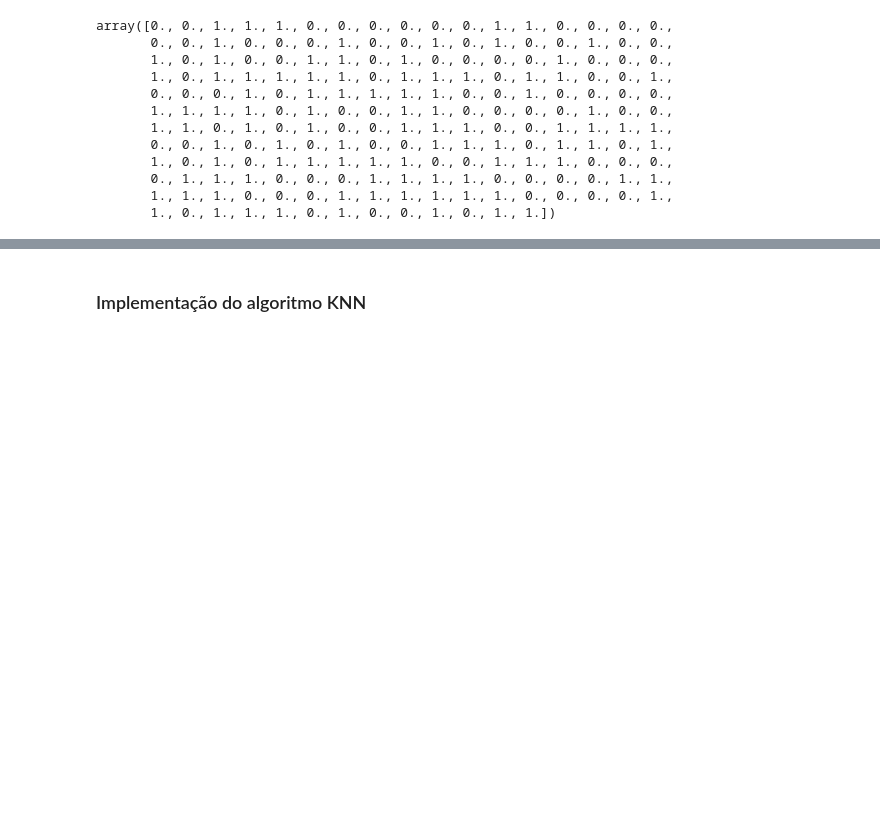
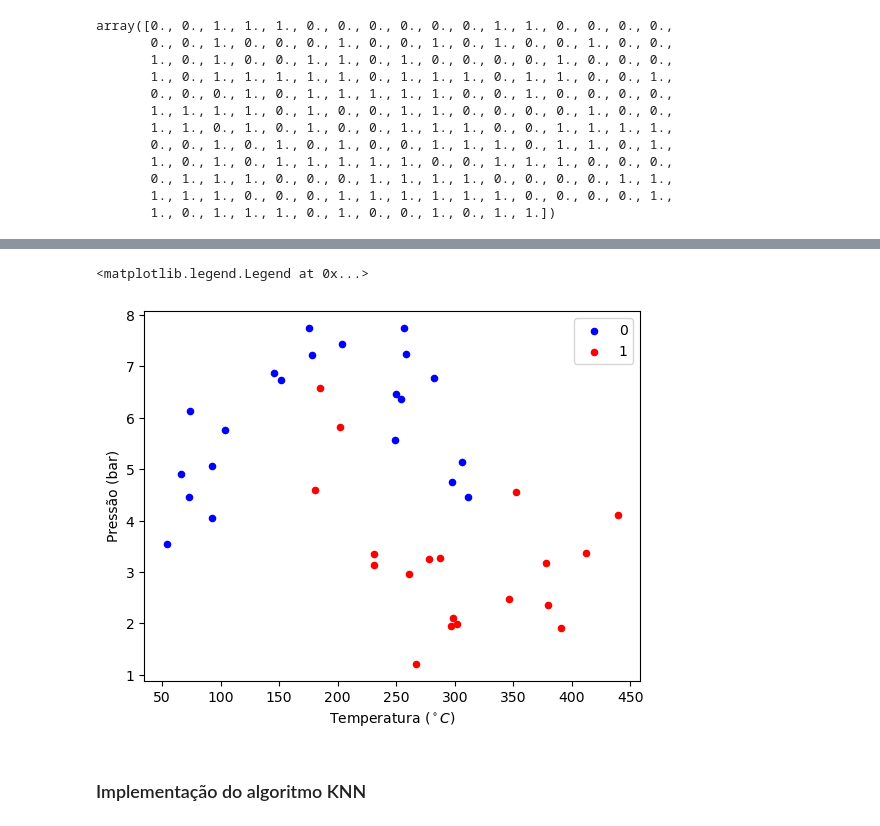
Before and after one commit to InfoFelipe/Analise_Temperatura_Pressao_KNNN, a Jupyter notebook: Knn.ipynb, the cells around one changed output, grey strips where cells are left out. Saved outputs shown, nothing was run; the diff lists cells and outputs as text; code cells hidden in the pictures; blank space fills up the shorter version.

```diff
--- a/Knn.ipynb
+++ b/Knn.ipynb
@@ -117,12 +120,15 @@ seed=6
 # %%
 X_train, X_validation, y_train, y_validation = model_selection.train_test_split(X, y, test_size = teste_size_train, random_state=seed)
 # %%
-# plt.scatter(X_validation[y_validation==0, 0], X_validation[y_validation==0, 1], c='blue', s=20, label='0')
-# plt.scatter(X_validation[y_validation==1, 0], X_validation[y_validation==1, 1], c='red', s=20, label='1')
+plt.scatter(X_validation[y_validation==0, 0], X_validation[y_validation==0, 1], c='blue', s=20, label='0')
+plt.scatter(X_validation[y_validation==1, 0], X_validation[y_validation==1, 1], c='red', s=20, label='1')
 
-# plt.xlabel('Temperatura ($^\circ C$)')
-# plt.ylabel('Pressão (bar)')
-# plt.legend(loc='upper right')
+plt.xlabel('Temperatura ($^\circ C$)')
+plt.ylabel('Pressão (bar)')
+plt.legend(loc='upper right')
+# %% [output]
+<matplotlib.legend.Legend at 0x...>
+[figure, added]
 # %% [markdown]
 ### Implementação do algoritmo KNN
 # %%
```
Also changed, not shown: parts of 1 cell of this notebook.
